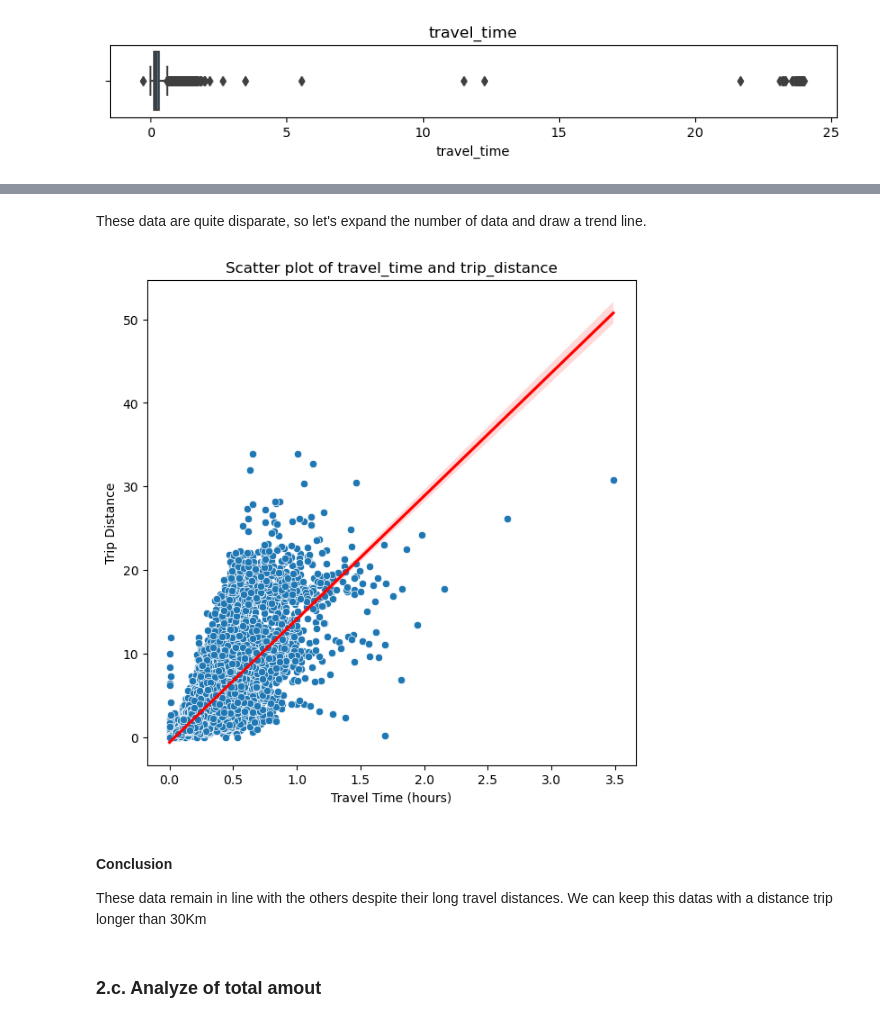
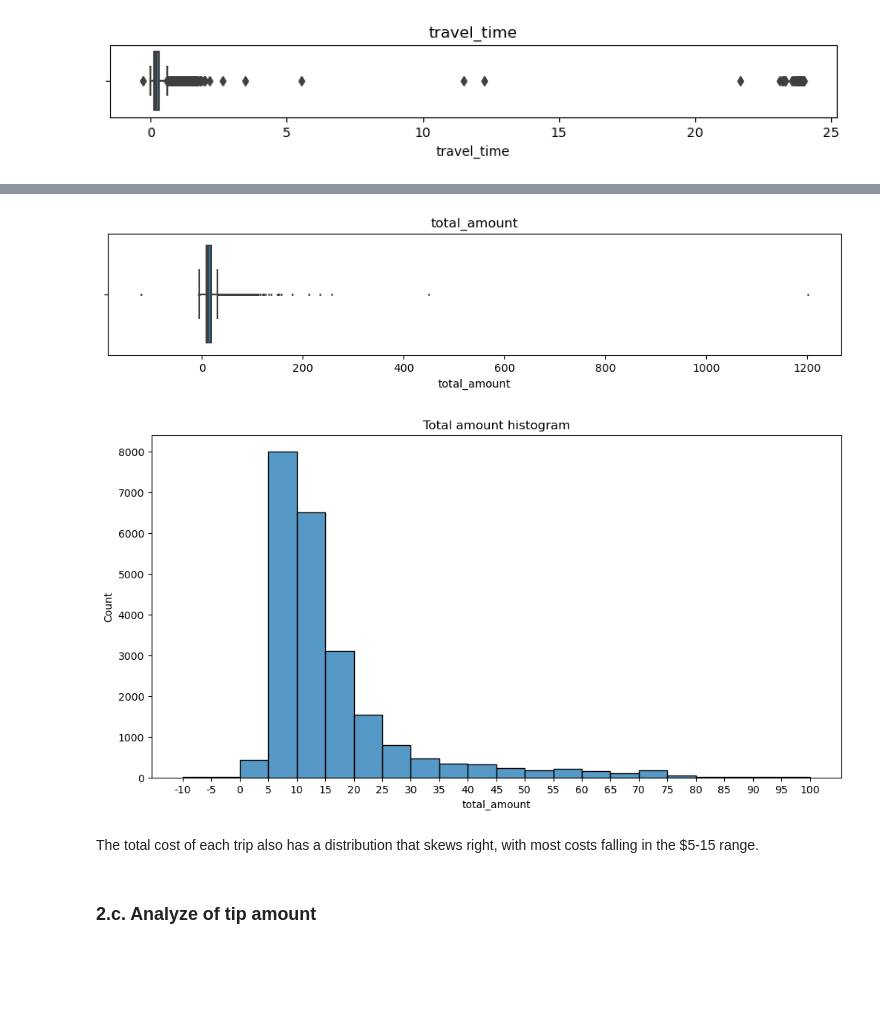
Before and after one commit to Alexandreroger/Myportfolio, a Jupyter notebook: Automatidata/2. EDA.ipynb, the cells around one changed output, grey strips where cells are left out. Cells and saved outputs as stored; diff of their text form; code cells hidden in the pictures; blank space fills up the shorter version.

```diff
--- a/Automatidata/2. EDA.ipynb
+++ b/Automatidata/2. EDA.ipynb
@@ -119,17 +79,20 @@ plt.show()
-# %% [markdown]
-These data are quite disparate, so let's expand the number of data and draw a trend line.
-# %%
-plt.figure(figsize=(7,7))
-plt.title('Scatter plot of travel_time and trip_distance')
-sns.scatterplot(x=df2['travel_time'], y=df2['trip_distance'])
-sns.regplot(x=df2['travel_time'], y=df2['trip_distance'], scatter=False, line_kws={'color': 'red'})
-plt.xlabel('Travel Time (hours)')
-plt.ylabel('Trip Distance')
-plt.show()
-# %% [output]
-[figure, removed]
-# %% [markdown]
-#### Conclusion
-These data remain in line with the others despite their long travel distances. We can keep this datas with a distance trip longer than 30Km
+# %%
+# Boxplot of total_amount
+
+plt.figure(figsize=(12,2))
+plt.title('total_amount')
+sns.boxplot(x=df['total_amount'], fliersize=1);
+
+# Histogram of total_amount
+plt.figure(figsize=(12,6))
+ax = sns.histplot(df['total_amount'], bins=range(-10,101,5))
+ax.set_xticks(range(-10,101,5))
+ax.set_xticklabels(range(-10,101,5))
+plt.title('Total amount histogram');
+# %% [output]
+[figure, added]
+[figure, added]
+# %% [markdown]
+The total cost of each trip also has a distribution that skews right, with most costs falling in the $5-15 range.
 # %% [markdown]
-### 2.c. Analyze of total amout
+### 2.c. Analyze of tip amount
```
Also changed, not shown: parts of 20 cells of this notebook.
